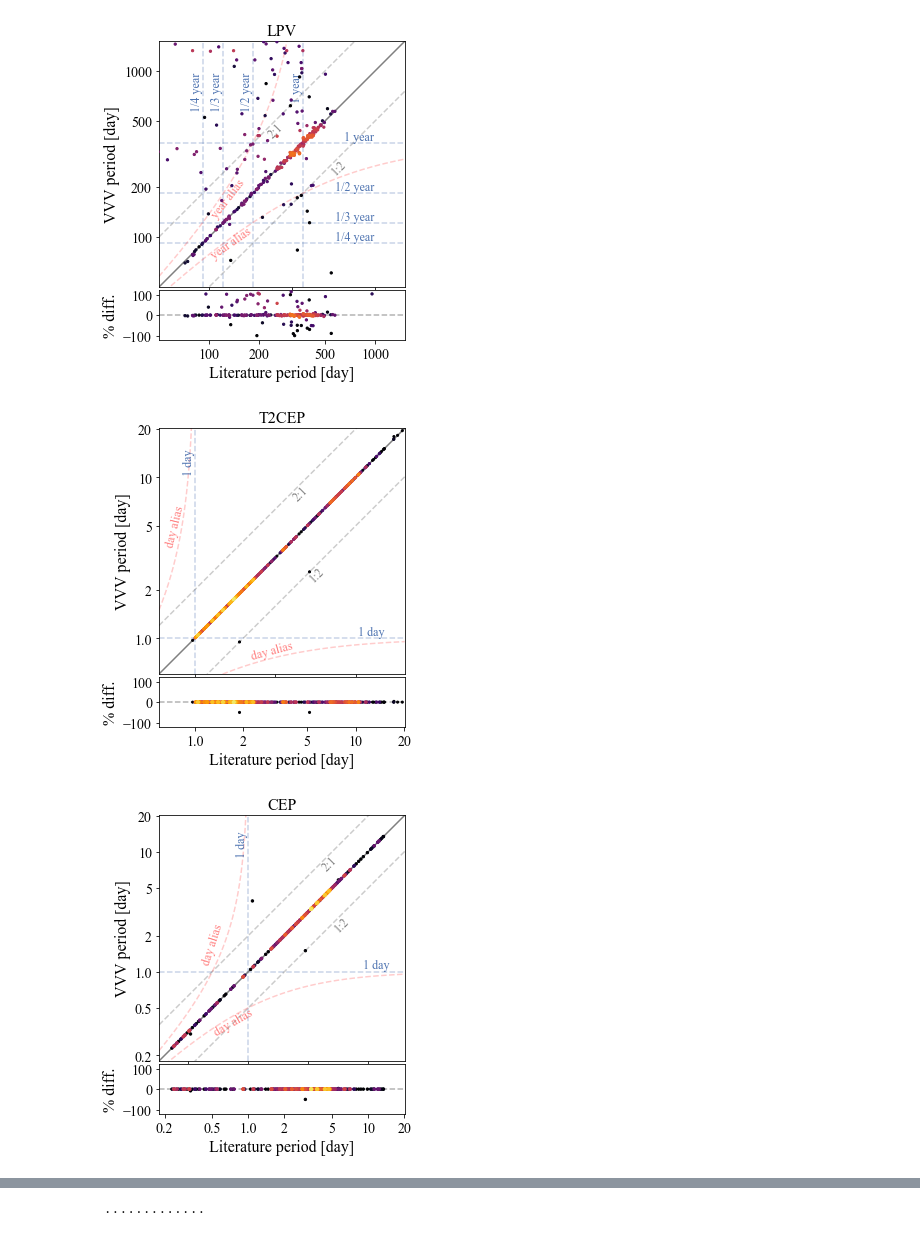
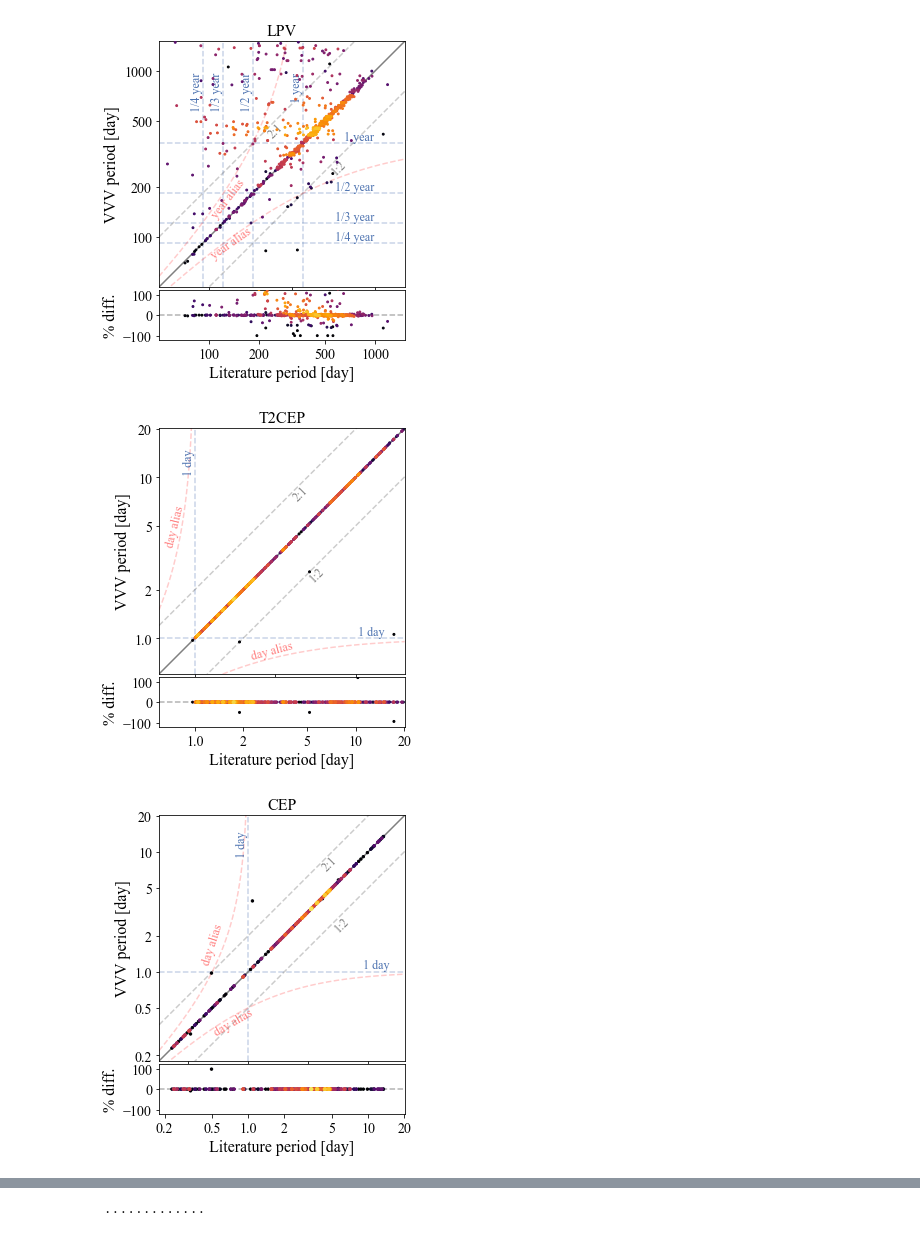
Before and after one commit to thomasmolnar/virac_classifier, a Jupyter notebook: plots/ConfusionMatrix.ipynb, the cells around one changed output, grey strips where cells are left out. Cells and saved outputs as stored; diff of their text form; code cells hidden in the pictures.

```diff
--- a/plots/ConfusionMatrix.ipynb
+++ b/plots/ConfusionMatrix.ipynb
@@ -4,22 +4,18 @@ sys.path.append('../')
 
 import pickle
 
-folder = '/local/scratch_2/jls/virac_classifier/variable/edr3_EAEB/'
-with open(folder+'variable_classifier.pkl', 'rb') as f:
+folder = '/local/scratch_2/jls/virac_classifier/variable/edr3_SJ_noalias/'
+with open(folder+'variable_classifier_-10.pkl', 'rb') as f:
     var = pickle.load(f)
-with open(folder+'variable_training_set.pkl', 'rb') as f:
+with open(folder+'variable_training_set_-10.pkl', 'rb') as f:
     var_dataset_scaled = pickle.load(f)
 with open(folder+'variable_features_total.pkl', 'rb') as f:
     var_dataset_full = pickle.load(f)
 with open(folder+'variable_features_mira.pkl', 'rb') as f:
     mira_features = pickle.load(f)
-var_dataset_full = pd.concat([var_dataset_full, mira_features], axis=0)
-var_dataset = var_dataset_full.merge(var_dataset_scaled[['sourceid', 'class', 'prob']], on='sourceid')
+var_dataset_full = pd.concat([var_dataset_full, mira_features], axis=0, sort=False)
+var_dataset = var_dataset_full.merge(var_dataset_scaled[['sourceid', 'class', 'prob', 'prob_var']], on='sourceid',sort=False)
 var_dataset_full = var_dataset_full[(~var_dataset_full['error'])].reset_index(drop=True)
-
-mira_table = pd.read_csv('../mira_sample.csv')
-combo_dset=pd.merge(var_dataset, mira_table, how='left', left_on='sourceid',right_on='virac_id')
-combo_dset.loc[combo_dset['cat_period']!=combo_dset['cat_period'],'cat_period']=combo_dset['period'][combo_dset['cat_period']!=combo_dset['cat_period']]
 
 var_dataset_full.loc[var_dataset_full['var_class']=='MIRA','var_class']='LPV'
 var_dataset_full.loc[var_dataset_full['var_class']=='SRV','var_class']='LPV'
@@ -27,14 +23,10 @@ var_dataset_full.loc[var_dataset_full['var_class']=='OSARG','var_class']='LPV'
 var_dataset_full.loc[var_dataset_full['var_class']=='RRc','var_class']='RRcd'
 var_dataset_full.loc[var_dataset_full['var_class']=='RRd','var_class']='RRcd'
 
+var_dataset_lF = var_dataset_full[var_dataset_full['log10_fap_ls']<-10].reset_index(drop=True)
+
 var_dataset.loc[var_dataset['var_class']=='MIRA','var_class']='LPV'
 var_dataset.loc[var_dataset['var_class']=='SRV','var_class']='LPV'
 var_dataset.loc[var_dataset['var_class']=='OSARG','var_class']='LPV'
 var_dataset.loc[var_dataset['var_class']=='RRc','var_class']='RRcd'
 var_dataset.loc[var_dataset['var_class']=='RRd','var_class']='RRcd'
-
-combo_dset.loc[combo_dset['var_class']=='MIRA','var_class']='LPV'
-combo_dset.loc[combo_dset['var_class']=='SRV','var_class']='LPV'
-combo_dset.loc[combo_dset['var_class']=='OSARG','var_class']='LPV'
-combo_dset.loc[combo_dset['var_class']=='RRc','var_class']='RRcd'
-combo_dset.loc[combo_dset['var_class']=='RRd','var_class']='RRcd'
@@ -186,0 +111,15 @@ var.feature_importance
+# %%
+ft=[]
+vd=[]
+for ii in var.feature_importance.keys():
+    if ii[-2:]=='_x':
+        ft+=[ii[:-2]]
+        vd+=['%0.3f'%np.sqrt(var.feature_importance[ii]*var.feature_importance[ii[:-2]+'_y'])]
+    elif ii[-2:]=='_y':
+        continue
+    else:
+        ft+=[ii]
+        vd+=['%0.3f'%var.feature_importance[ii]]
+asd = np.argsort(np.array(vd))[::-1]
+for ii in range(len(vd)):
+    print(np.array(ft)[asd][ii],np.array(vd)[asd][ii])
@@ -480,35 +400,34 @@ def make_one_to_one_plot(var_dataset,literature='Matsunaga et al. (2009)',with_y
         a[1].set_yticklabels([])
     return a
 # %%
-ax=make_one_to_one_plot(combo_dset[(combo_dset['var_class']=='LPV')
-                                ],
+ax=make_one_to_one_plot(var_dataset_lF[(var_dataset_lF['var_class']=='LPV')],
                     xlim=[50.,1500.1],bins=60,literature='LPV',points=True,
                     year_alias_label=True)
 plt.sca(ax[0]);
 add_year_alias_red();
 add_year_G();
 # add_alias_lines_G();
 add_double_lines(np.log10(265.),np.log10(220.))
 plt.annotate('year alias',
              xy=(np.log10(100.), np.log10(1. / (1. / 100. + 1. / 365.) + 25.)),
              fontsize=12.,
              rotation=35.,
              xycoords='data',
              alpha=0.5,
              color='r')
 plt.annotate('year alias',
              xy=(np.log10(100.), np.log10(1. / (1. / 100. - 1. / 365.) + 65.)),
              fontsize=12.,
              rotation=52.,
              xycoords='data',
              alpha=0.5,
              color='r')
 
 plt.savefig('period_1to1_lpv.pdf',bbox_inches='tight',dpi=300)
 # %% [output]
-[figure, old version]
+[figure, new version]
 # %%
-ax=make_one_to_one_plot(var_dataset[(var_dataset['var_class']=='T2CEP')],
+ax=make_one_to_one_plot(var_dataset_lF[(var_dataset_lF['var_class']=='T2CEP')],
                     xlim=[0.6,20.1],bins=100,literature='T2CEP',
                     points=True)
 plt.sca(ax[0]);#add_alias_lines_G()
@@ -534,9 +453,9 @@ plt.annotate('day alias',
 
 plt.savefig('period_1to1_t2cep.pdf',bbox_inches='tight',dpi=300)
 # %% [output]
-[figure, old version]
+[figure, new version]
 # %%
-ax=make_one_to_one_plot(var_dataset[(var_dataset['var_class']=='CEP')],
+ax=make_one_to_one_plot(var_dataset_lF[(var_dataset_lF['var_class']=='CEP')],
                     xlim=[0.18,20.1],bins=100,literature='CEP',
                     points=True)
 plt.sca(ax[0]);#add_alias_lines_G()
@@ -562,5 +481,5 @@ plt.annotate('day alias',
 
 plt.savefig('period_1to1_cep.pdf',bbox_inches='tight',dpi=300)
 # %% [output]
-[figure, old version]
+[figure, new version]
 # %%
```
Also changed, not shown: parts of 101 cells of this notebook, 15 other files.
